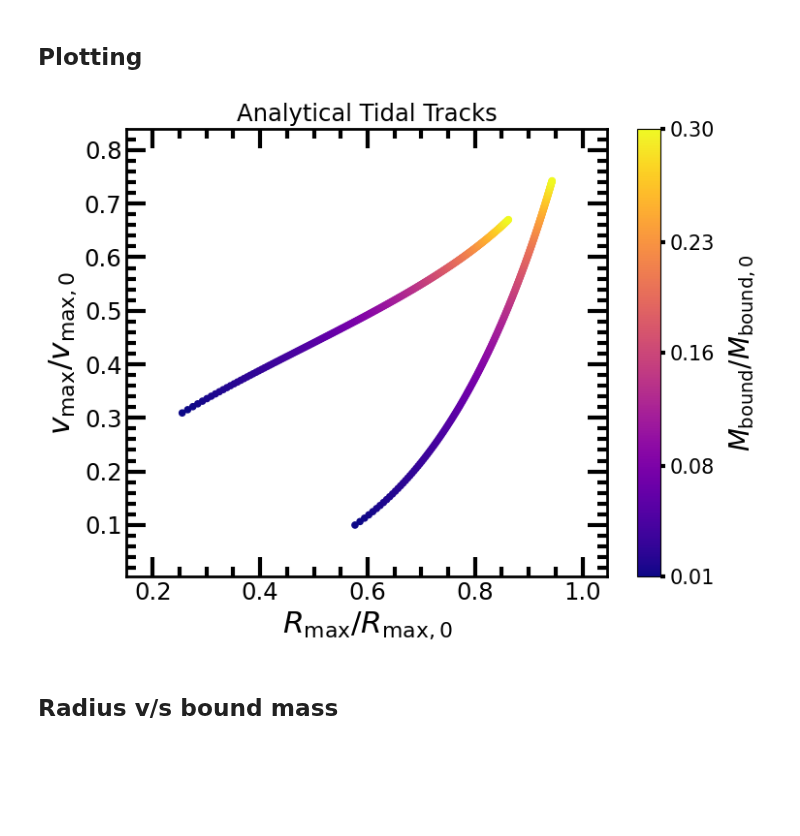
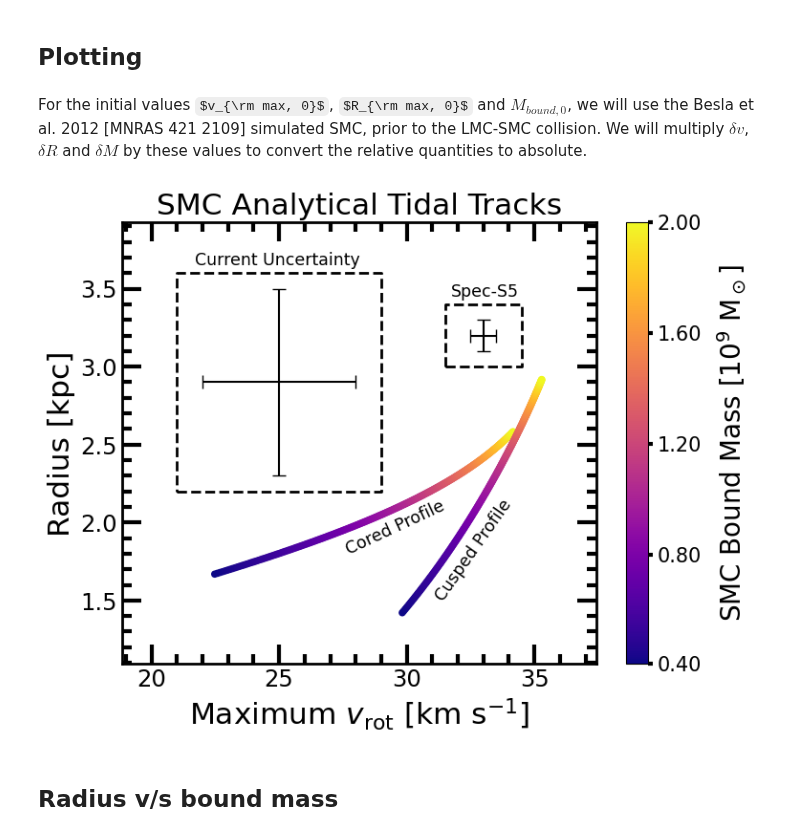
Before and after one commit to spec-s5/dark-matter-paper, a Jupyter notebook: nearfield/SMC_disruption/smc_dm_profile_evolution.ipynb, the cells around one changed output. Saved outputs shown, nothing was run; the diff lists cells and outputs as text; code cells hidden in the pictures; some formulas as TeX source; blank space fills up the shorter version.

Commit message:
added errorbars for smc tidal tracks

```diff
--- a/nearfield/SMC_disruption/smc_dm_profile_evolution.ipynb
+++ b/nearfield/SMC_disruption/smc_dm_profile_evolution.ipynb
@@ -28,46 +34,69 @@ def delta_r_cusped(delta_m):
     return dr
 # %% [markdown]
 ## Plotting
+# %% [markdown]
+For the initial values $v_{\rm max, 0}$, $R_{\rm max, 0}$ and $M_{bound, 0}$, we will use the Besla et al. 2012 [MNRAS 421 2109] simulated SMC, prior to the LMC-SMC collision. We will multiply $\delta v$, $\delta R$ and $\delta M$ by these values to convert the relative quantities to absolute.
 # %%
-delta_m_array = np.linspace(0.01, 0.3, 291)
-dv_cored_array = delta_v_cored(delta_m_array)
-dv_cusped_array = delta_v_cusped(delta_m_array)
-dr_cored_array = delta_r_cored(delta_m_array)
-dr_cusped_array = delta_r_cusped(delta_m_array)
+v_max0 = 36 #km/s
+R_max0 = 3.3 #kpc
+M_bound0 = 4e9 #Msun
+
+delta_m_array = np.linspace(0.1, 0.5, 300)
+dv_cored_array = delta_v_cored(delta_m_array) * v_max0
+dv_cusped_array = delta_v_cusped(delta_m_array) * v_max0
+dr_cored_array = delta_r_cored(delta_m_array) * R_max0
+dr_cusped_array = delta_r_cusped(delta_m_array) * R_max0
+delta_m_array = delta_m_array*M_bound0
 # %%
 fig = plt.figure(figsize=(8, 6))
 ax0 = fig.add_subplot(1, 1, 1)
 
 # Create normalization object for delta_m_array values
 norm = Normalize(vmin=delta_m_array.min(), vmax=delta_m_array.max())
 
 # Plot as scatter with connecting lines
 scatter_cored = ax0.scatter(dv_cored_array, dr_cored_array, c=delta_m_array, cmap='plasma',
                             norm=norm, label="Cored Profile", s=20, zorder=3)
 ax0.plot(dv_cored_array, dr_cored_array, alpha=0.3, color='gray', zorder=1)
 
 scatter_cusped = ax0.scatter(dv_cusped_array, dr_cusped_array, c=delta_m_array, cmap='plasma',
                              norm=norm, label="Cusped Profile", s=20, zorder=3)
 ax0.plot(dv_cusped_array, dr_cusped_array, alpha=0.3, color='gray', zorder=1)
 
-ax0.set_xlabel(r"$R_{\rm max}/R_{\rm max, 0}$")
-ax0.set_ylabel(r"$v_{\rm max}/v_{\rm max, 0}$")
+ax0.set_xlabel(r"Maximum $v_{\rm rot}$ [km s$^{-1}$]")
+ax0.set_ylabel(r"Radius [kpc]")
+ax0.annotate("Cored Profile", (27.5, 1.8), rotation = 25, fontsize = 12.5)
+ax0.annotate("Cusped Profile", (31, 1.5), rotation = 55, fontsize = 12.5)
+ax0.errorbar(25, 2.9, xerr = 3, yerr = 0.6, color = "k", capsize = 5)
+ax0.errorbar(33, 3.2, xerr = 0.5, yerr = 0.1, color = "k", capsize = 5)
+ax0.annotate("Current Uncertainty", (21.7, 3.65), fontsize = 12.5)
+ax0.annotate("Spec-S5", (31.75, 3.45), fontsize = 12.5)
+
+x = [21, 29, 29, 21, 21]
+y = [2.2, 2.2, 3.6, 3.6, 2.2]
+# Plot the lines connecting the coordinates
+plt.plot(x, y, 'k', linewidth=2, linestyle = "--")
+
+x = [31.5, 34.5, 34.5, 31.5, 31.5]
+y = [3, 3, 3.40, 3.40, 3]
+# Plot the lines connecting the coordinates
+plt.plot(x, y, 'k', linewidth=2, linestyle = "--")
 
 # Add colorbar with custom ticks matching delta_m_array values
 cbar = fig.colorbar(scatter_cored, ax=ax0)
-cbar.set_label(r'$M_{\rm bound}/M_{\rm bound, 0}$', labelpad = 10, size = 20)
+cbar.set_label(r'SMC Bound Mass [10$^9$ M$_\odot]$', labelpad = 10, size = 20)
 # Set colorbar ticks to specific delta_m values
 tick_indices = np.linspace(0, len(delta_m_array)-1, 5, dtype=int)
 cbar.set_ticks(delta_m_array[tick_indices])
-cbar.set_ticklabels([f'{val:.2f}' for val in np.round(delta_m_array[tick_indices], 2)])
+cbar.set_ticklabels([f'{val:.2f}' for val in np.round(delta_m_array[tick_indices]/1e9, 2)])
 cbar.ax.tick_params(labelsize = 15, width = 3)
 
-ax0.set_title("Analytical Tidal Tracks", fontsize = 17.5)
+ax0.set_title("SMC Analytical Tidal Tracks")
 
 pi.aesthetic(ax0)
 plt.show()
 # %% [output]
-[figure, old version]
+[figure, new version]
 # %% [markdown]
 ## Radius v/s bound mass
 # %%
```
Also changed, not shown: parts of 2 cells of this notebook, 8 other files.
